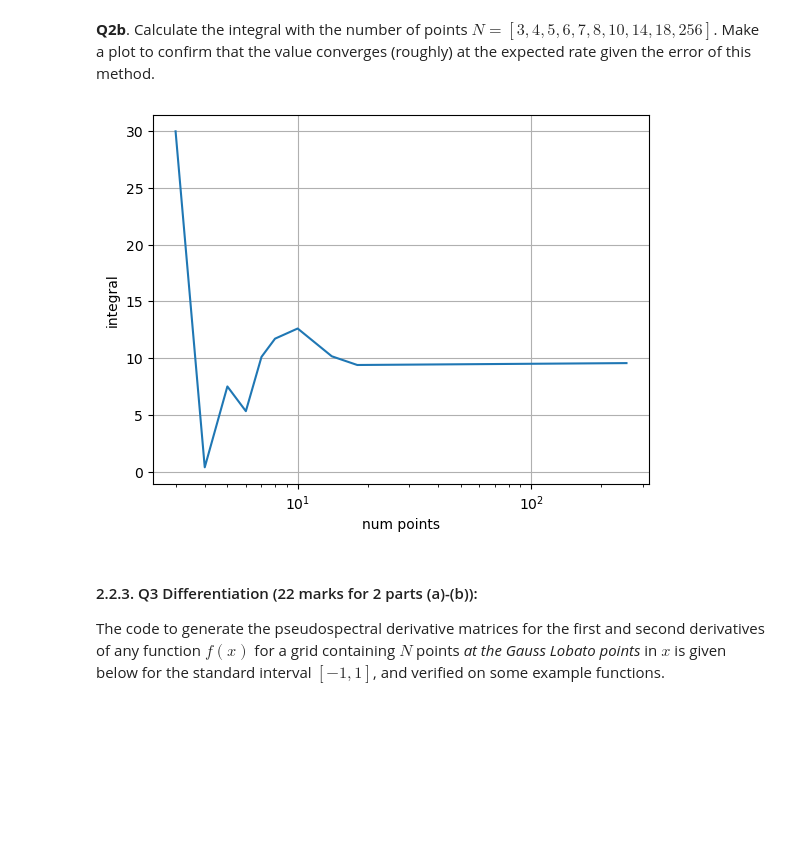
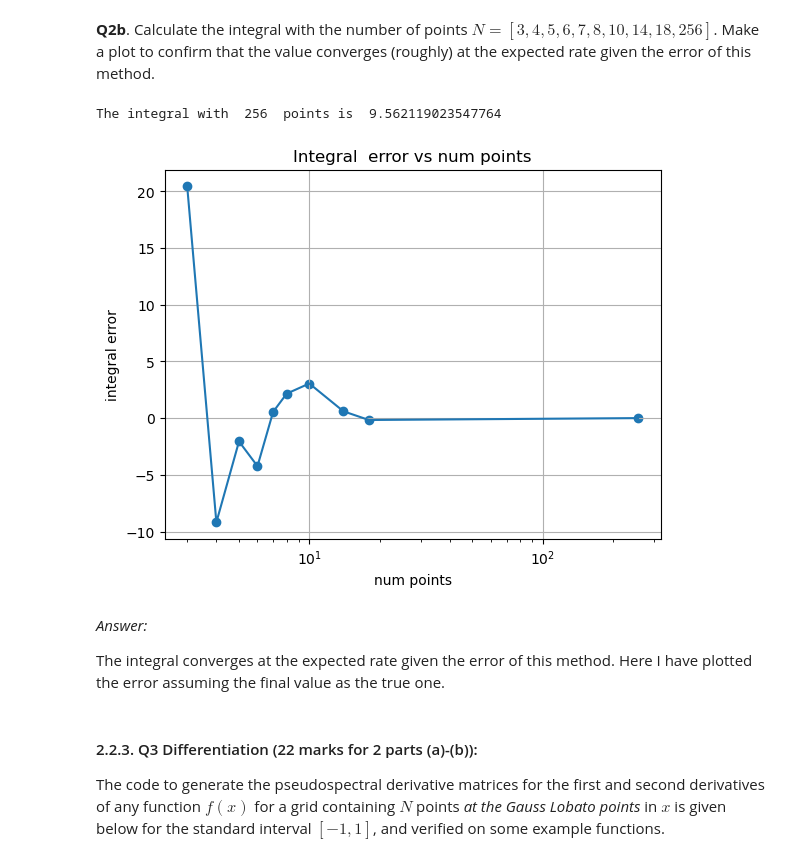
Before and after one commit to Vileh/QMUL-Data-Analytics-Courseworks, a Jupyter notebook: SciComp_2/Coursework2_SineGordonBreathers.ipynb, the cells around one changed output. Saved outputs shown, nothing was run; the diff lists cells and outputs as text; code cells hidden in the pictures; blank space fills up the shorter version.

```diff
--- a/SciComp_2/Coursework2_SineGordonBreathers.ipynb
+++ b/SciComp_2/Coursework2_SineGordonBreathers.ipynb
@@ -169,7 +208,7 @@ y_points = breather.get_solution(x_points, 0)
 [x1, x2, x3, x4, x5] = x_points
 [f1, f2, f3, f4, f5] = y_points
 
-x = sympy.symbols('x')
+x = sp.symbols('x')
 L1 = np.product([(x - xj) / (x1 - xj) for xj in x_points if xj != x1])
 L2 = np.product([(x - xj) / (x2 - xj) for xj in x_points if xj != x2])
 L3 = np.product([(x - xj) / (x3 - xj) for xj in x_points if xj != x3])
@@ -179,18 +218,18 @@ L5 = np.product([(x - xj) / (x5 - xj) for xj in x_points if xj != x5])
 P = f1 * L1 + f2 * L2 + f3 * L3 + f4 * L4 + f5 * L5
 
 print("Using sympy we get")
-print(sympy.simplify(P))
+print(sp.simplify(P))
 
 lagrange_polynomial = lagrange(x_points, y_points)
 print("Using the scipy function we get \n", lagrange_polynomial)
 
 x_plot = np.linspace(-10, 10, 100)
-y_plot = get_breather(x_plot, 0, 0.5)
+y_plot = breather.get_solution(x_plot, 0)
 y_plot_lagrange = lagrange_polynomial(x_plot)
 y_plot_sympy = [P.subs(x, xj) for xj in x_plot]
 
-plt.plot(x_plot, y_plot, label="Breather")
-plt.plot(x_plot, y_plot_lagrange, label="Lagrange")
+plt.plot(x_plot, y_plot, label="Breather", linestyle="--")
+plt.plot(x_plot, y_plot_lagrange, label="Scipy")
 plt.plot(x_plot, y_plot_sympy, label="Sympy")
 plt.scatter(x_points, y_points, label="Data points")
 plt.legend()
@@ -288,8 +352,8 @@ _NOTE: you do not need to implement the Simpson's composite rule, you can direct
 # %%
 from scipy.integrate import simpson
 
-def energy_function(x, t, w=0.5):
-    return 1 - np.cos(get_breather(x, t, w))
+def energy_function(x, t):
+    return 1 - np.cos(breather.get_solution(x, t))
 
 # function to get integral using simpson's rule
 a = -15
@@ -309,27 +373,35 @@ The integral with  11  points is  7.875359297017494
 # %%
 # Your code here
 num_points_vector = np.array([3,4,5,6,7,8,10,14,18,256])
 a = -15
 b = 15
 
 size = np.size(num_points_vector)
 integrals = np.zeros_like(0.1*num_points_vector)
 errors = np.zeros_like(integrals)
 h_steps = np.zeros_like(integrals)
 
 for idx, num_points in enumerate(num_points_vector) :
     x_integration = np.linspace(a , b,  num_points)
     y_integration = energy_function(x_integration, 0)
     integrals[idx] = simpson(y_integration, x_integration)
     h_steps[idx] = (b-a)/(num_points-1)
 
-plt.plot(num_points_vector, integrals)
+print("The integral with ", num_points_vector[-1], " points is ", integrals[-1])
+plt.plot(num_points_vector, integrals - integrals[-1])
+plt.scatter(num_points_vector, integrals - integrals[-1], label="Points taken")
 plt.xlabel("num points")
 plt.xscale("log")
-plt.ylabel("integral")
+plt.ylabel("integral error")
+plt.title("Integral  error vs num points")
 plt.grid()
 # %% [output]
+The integral with  256  points is  9.562119023547764
-[figure, old version]
+[figure, new version]
+# %% [markdown]
+*Answer:*
+
+The integral converges at the expected rate given the error of this method. Here I have plotted the error assuming the final value as the true one.
 # %% [markdown]
 #### 2.2.3. Q3 Differentiation (22 marks for 2 parts (a)-(b)):
 
```
Also changed, not shown: parts of 45 cells of this notebook, 17 other files.
